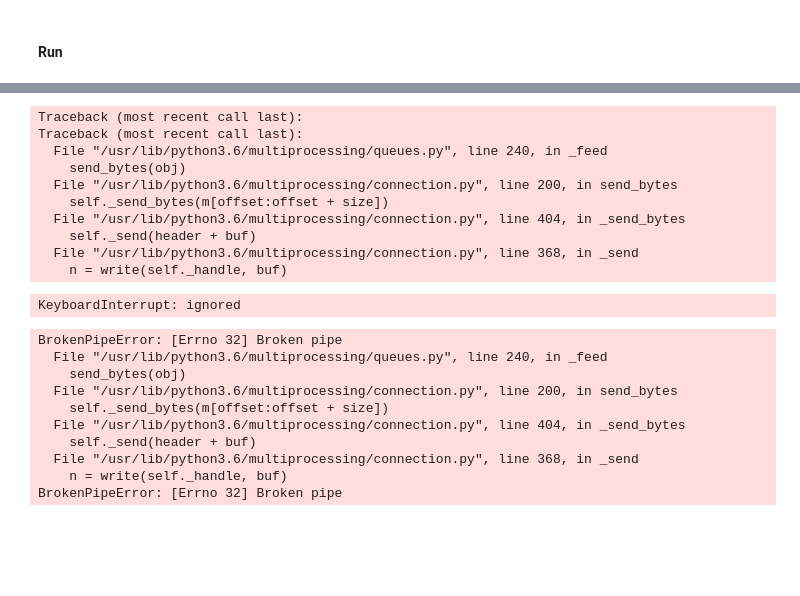
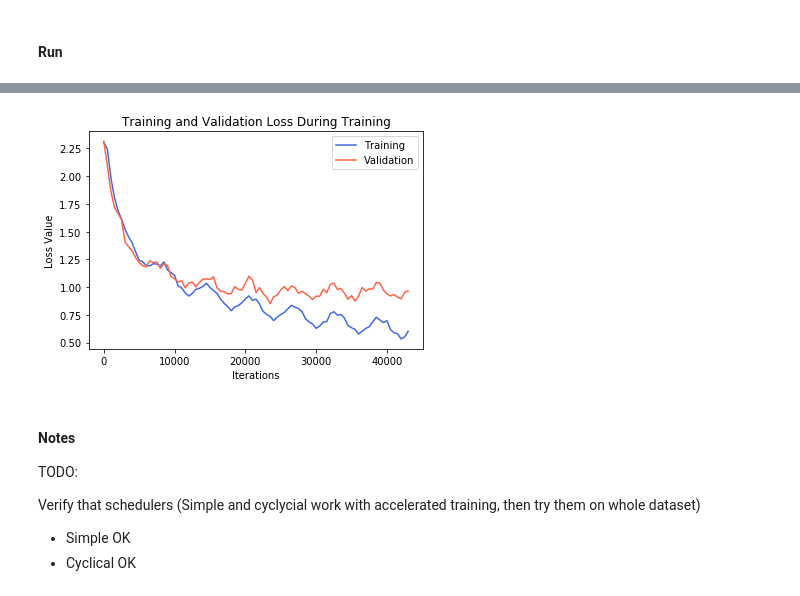
Before and after one commit to pierresegonne/ELEC5307_Project1, a Jupyter notebook: project1_part3.ipynb, the cells around one changed output, grey strips where cells are left out. Drawn from its saved outputs; the diff is of its cells as text; code cells hidden in the pictures; blank space fills up the shorter version.

```diff
--- a/project1_part3.ipynb
+++ b/project1_part3.ipynb
@@ -194,11 +194,19 @@ torch.Size([4, 3, 32, 32])
 #### Generate the Test/Validation Split to monitor training
 # %%
 VALIDATION_SET_SIZE = 2000
+ACCELERATED_TRAINING = False
 
-indices = np.arange(len(trainset))
-np.random.shuffle(indices) # for shuffle = True
-split = len(trainset) - VALIDATION_SET_SIZE
-RECORD_EVERY = 2000
+if ACCELERATED_TRAINING:
+    SCALING_FACTOR = 5
+    indices = np.arange(int(len(trainset)/SCALING_FACTOR)) # Reduce size of the dataset by a factor 10 for quicker parameter evaluation!
+    np.random.shuffle(indices) # for shuffle = True
+    split = int(len(indices)*0.8) # Can't use 5000 values for validation, use more traditional 80/20 split
+    RECORD_EVERY = int(2000 / SCALING_FACTOR)
+else:
+    indices = np.arange(len(trainset))
+    np.random.shuffle(indices) # for shuffle = True
+    split = len(trainset) - VALIDATION_SET_SIZE
+    RECORD_EVERY = int(2000 * (8/BATCH_SIZE))
 
 
 validation_set_size = len(indices) - split
@@ -265,7 +273,7 @@ if TEST_INPUT:
 https://arxiv.org/pdf/1506.01186.pdf cyclical lr -> implementation
 # %%
 criterion = nn.CrossEntropyLoss()
-optimizer = optim.SGD(cnn.parameters(), lr=0.001, momentum=0.9)
+optimizer = optim.SGD(cnn.parameters(), lr=1, momentum=0.9) # Important to put LR=1 here with CLR!!
 
 # CLR
 def cyclical_learning_rate(min_lr, max_lr, stepsize, mode='triangular'):
@@ -279,16 +287,17 @@ def cyclical_learning_rate(min_lr, max_lr, stepsize, mode='triangular'):
 # What about exp? Shown not to yield significantly better results, more complex to implement so didn't
 
   def eval(iteration, stepsize):
-    cycle = math.floor(1+(iteration/stepsize))
+    cycle = math.floor(1+(iteration/(2*stepsize)))
     x = abs(iteration/stepsize - 2*cycle +1)
     return max(0,(1-x))*scaler(cycle)
 
   return lr_scheduler
 
 # Stepsize is good when = (Nbr iterations / epoch) * 2 ~ 10. We choose 2 multiplier.
-stepsize = len(train_sampler) / BATCH_SIZE * 2
-lambdaCLR = cyclical_learning_rate(LEARNING_RATE, LEARNING_RATE * 6, stepsize)
-scheduler = optim.lr_scheduler.LambdaLR(optimizer, lambdaCLR)
+stepsize = int(len(train_sampler) / BATCH_SIZE * 2)
+lambdaCLR = cyclical_learning_rate(LEARNING_RATE, LEARNING_RATE * 6, stepsize, mode='triangular')
+lambdaSimple = lambda epoch: 0.9**epoch
+scheduler = optim.lr_scheduler.LambdaLR(optimizer, [lambdaCLR])
 # %% [markdown]
 # ===========
 
@@ -300,7 +309,7 @@ def serializeObject(obj, fileName):
 
 def train_network(ann, train_loader, validation_loader,
                   optimizer, scheduler, criterion,
-                  batch_size=2, lr=0.0001, epoch=2,
+                  batch_size=2, lr=0.001, epoch=2,
                   download=False, root_directory='',
                   record_every=20):
 
@@ -311,6 +320,11 @@ def train_network(ann, train_loader, validation_loader,
 
     for e in range(epoch):
 
+        print('Epoch {}, lr {}'.format(e+1, optimizer.param_groups[0]['lr']))
+
+        # if type(scheduler).__name__ != 'NoneType':
+        #     scheduler.step()
+
         running_loss = 0.
         for i, data in enumerate(train_loader, 0):
             inputs, labels = data
@@ -318,9 +332,11 @@ def train_network(ann, train_loader, validation_loader,
             outputs = ann(inputs)
             loss = criterion(outputs, labels)
             loss.backward()
+            # Scheduler step as well!
+            if type(scheduler).__name__ != 'NoneType':
+                scheduler.step()
             optimizer.step()
-            # Scheduler step as well!
-            scheduler.step()
+
             running_loss += loss.item()
 
             if i % record_every == (record_every - 1):
@@ -387,6 +403,8 @@ def eval_net(net, testloader):
 # %% [markdown]
 #### Run
 # %%
+# cnn = CNN() # NEVER do that without reinstantianting the optimizer as well, discrepency between parameters and optimizer!
+
 train_loader = torch.utils.data.DataLoader(trainset,
                                            batch_size=BATCH_SIZE,
                                            num_workers=2,
@@ -401,6 +419,7 @@ validation_loader = torch.utils.data.DataLoader(trainset,
 cnn = train_network(cnn, train_loader, validation_loader,
                     optimizer, scheduler, criterion,
                     batch_size=BATCH_SIZE, lr=LEARNING_RATE, epoch=EPOCHS,
+                    download=True, root_directory=ROOT_DIRECTORY,
                     record_every=RECORD_EVERY)
 
 accuracy = eval_net(cnn, testloader)
@@ -409,21 +444,10 @@ accuracy = eval_net(cnn, testloader)
-Traceback (most recent call last):
-Traceback (most recent call last):
-  File "/usr/lib/python3.6/multiprocessing/queues.py", line 240, in _feed
-    send_bytes(obj)
-  File "/usr/lib/python3.6/multiprocessing/connection.py", line 200, in send_bytes
-    self._send_bytes(m[offset:offset + size])
-  File "/usr/lib/python3.6/multiprocessing/connection.py", line 404, in _send_bytes
-    self._send(header + buf)
-  File "/usr/lib/python3.6/multiprocessing/connection.py", line 368, in _send
-    n = write(self._handle, buf)
-KeyboardInterrupt: ignored
-BrokenPipeError: [Errno 32] Broken pipe
-  File "/usr/lib/python3.6/multiprocessing/queues.py", line 240, in _feed
-    send_bytes(obj)
-  File "/usr/lib/python3.6/multiprocessing/connection.py", line 200, in send_bytes
-    self._send_bytes(m[offset:offset + size])
-  File "/usr/lib/python3.6/multiprocessing/connection.py", line 404, in _send_bytes
-    self._send(header + buf)
-  File "/usr/lib/python3.6/multiprocessing/connection.py", line 368, in _send
-    n = write(self._handle, buf)
-BrokenPipeError: [Errno 32] Broken pipe
+[figure, added]
+# %% [markdown]
+#### Notes
+
+TODO:
+
+Verify that schedulers (Simple and cyclycial work with accelerated training, then try them on whole dataset)
+
+- Simple OK
+- Cyclical OK
```
Also changed, not shown: parts of 5 cells of this notebook.
